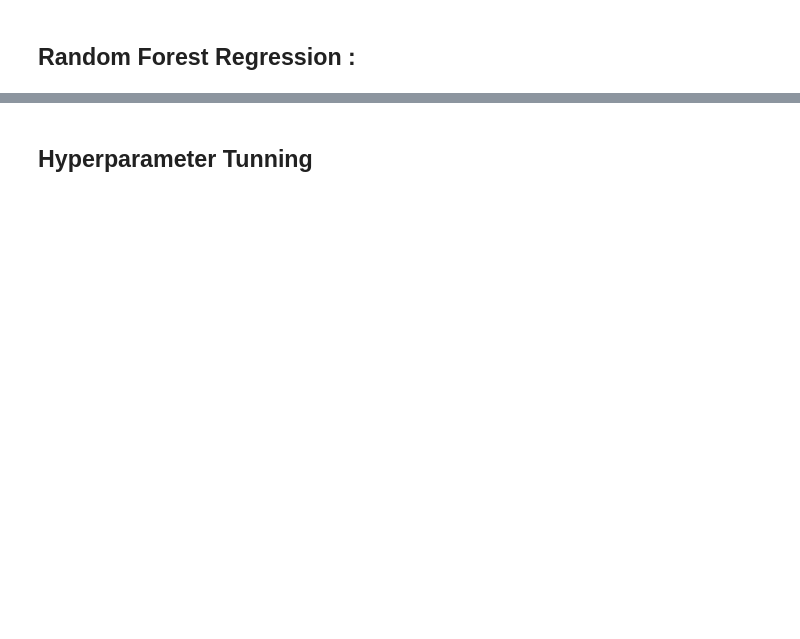
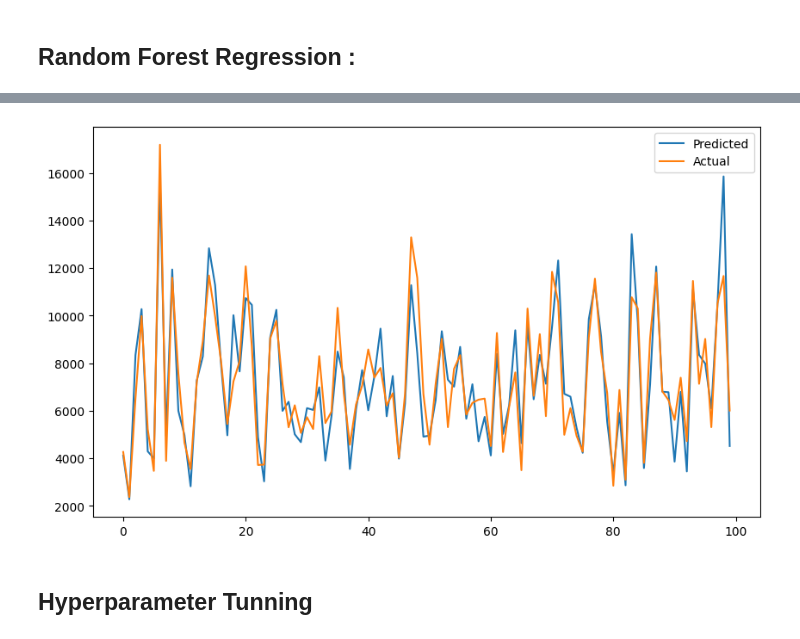
Before and after one commit to ansonsibi1/Anson-Sibi-M4W3_Rossmann_Sales_Prediction_Capstone_Project, a Jupyter notebook: Team_KASAR_Anson_Sibi_M4W3_Rossmann_Sales_Prediction_Capstone_Project.ipynb, the cells around one changed output, grey strips where cells are left out. Cells and saved outputs as stored; diff of their text form; code cells hidden in the pictures; blank space fills up the shorter version.

```diff
--- a/Team_KASAR_Anson_Sibi_M4W3_Rossmann_Sales_Prediction_Capstone_Project.ipynb
+++ b/Team_KASAR_Anson_Sibi_M4W3_Rossmann_Sales_Prediction_Capstone_Project.ipynb
@@ -627,0 +658,4 @@ model_metrics( 'Random Forest Regression Test',y_pred_rf, y_test)
+# %%
+# Predicting the values from test dataset
+
+y_pred_rf = rf.predict(x_test)
@@ -628,9 +670,13 @@ model_metrics( 'Random Forest Regression Test',y_pred_rf, y_test)
 # %%
-plt.figure(figsize=(20,6))
+# Plotting the Predicted Sales values and the Actual Sales values
+
+plt.figure(figsize=(10,6))
 plt.plot(np.array(y_test)[:100])
 plt.plot(y_pred_rf[:100])
 plt.legend(["Predicted","Actual"])
 plt.show()
+# %% [output]
+[figure, added]
 # %% [markdown]
 ## Hyperparameter Tunning
 # %%
```
Also changed, not shown: parts of 82 cells of this notebook.
